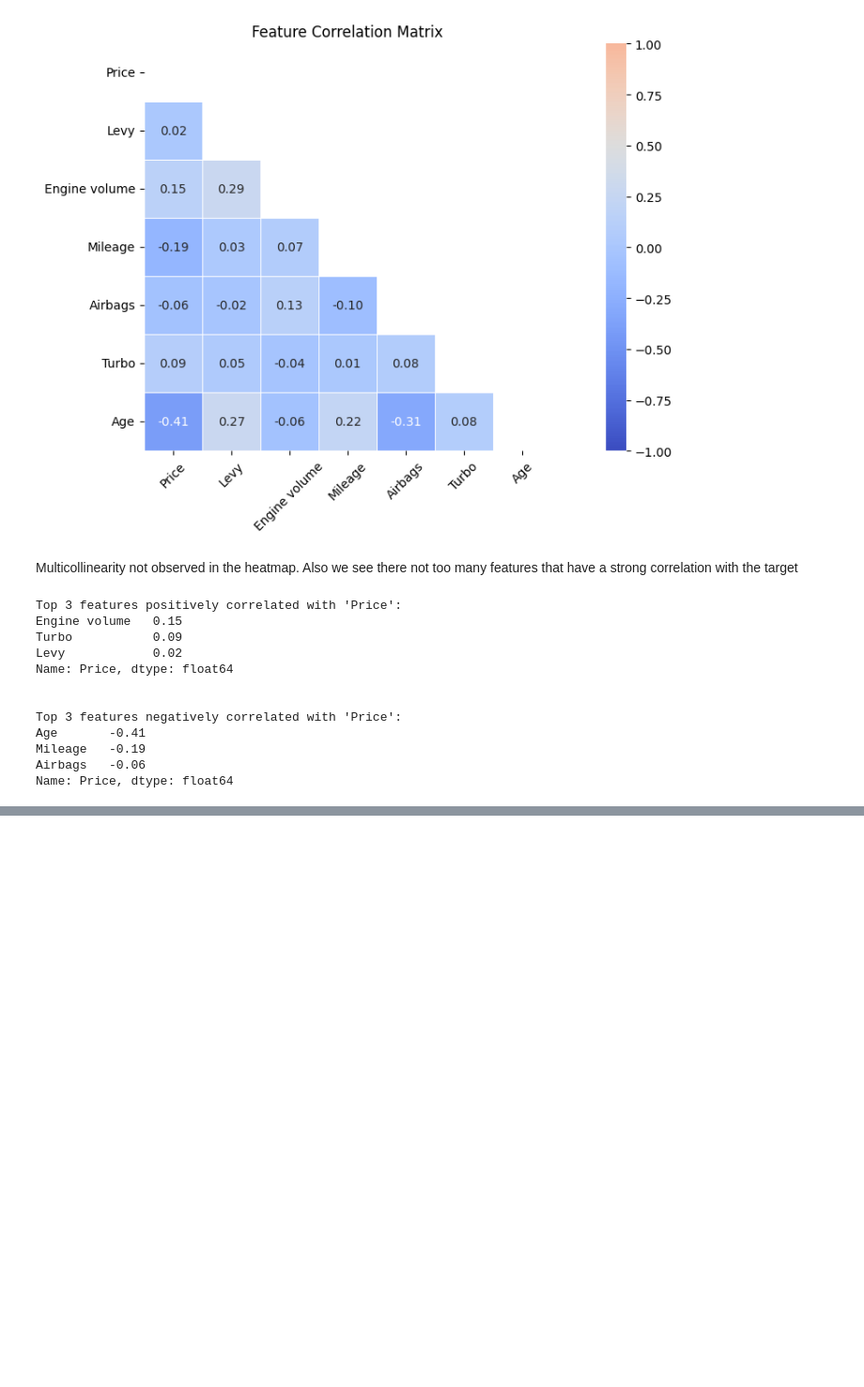
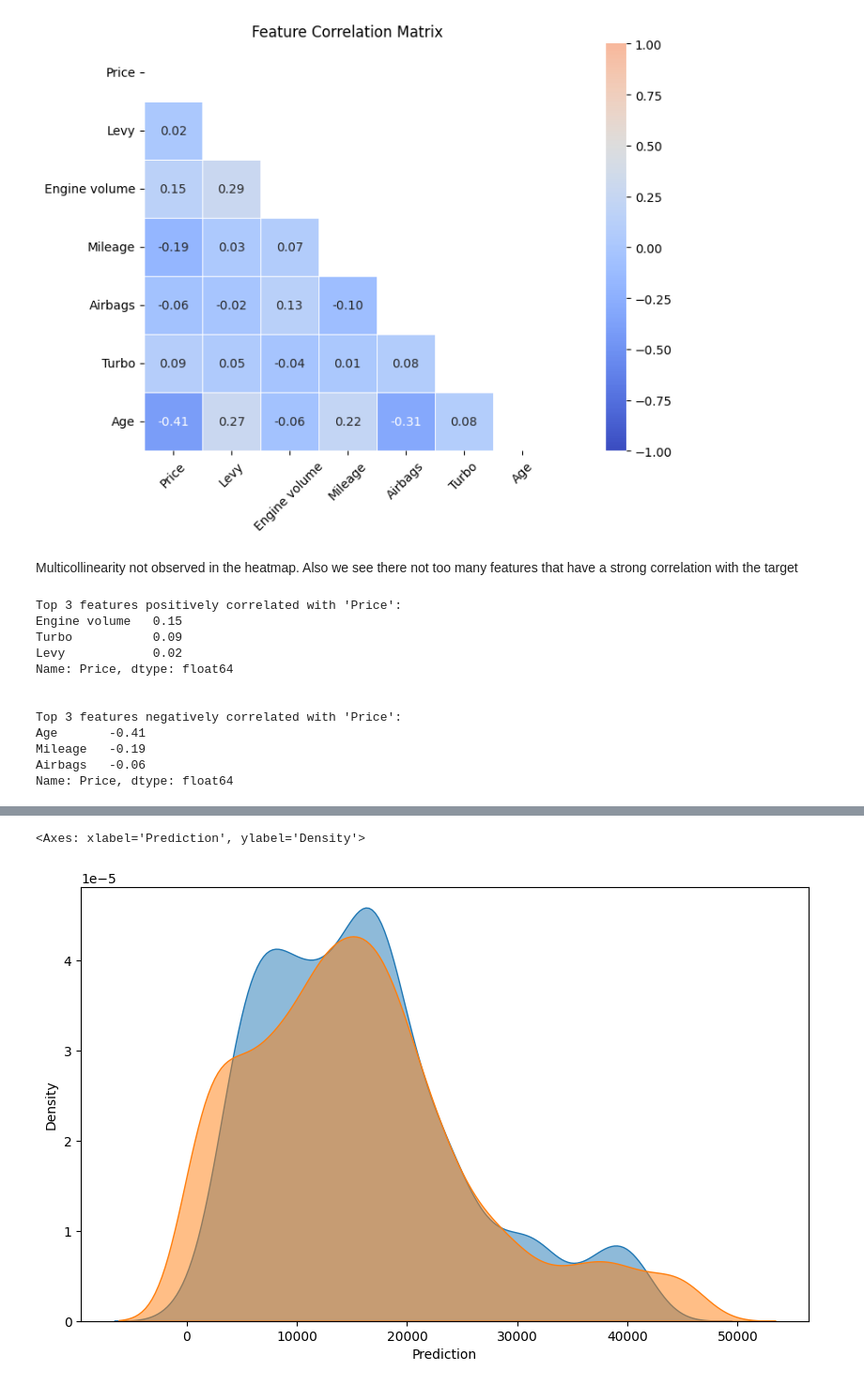
Before and after one commit to minhquana1906/used-car-price-prediction, a Jupyter notebook: notebooks/experiments.ipynb, the cells around one changed output, grey strips where cells are left out. Shown at 94% size. Drawn from its saved outputs; the diff is of its cells as text; code cells hidden in the pictures; blank space fills up the shorter version.

```diff
--- a/notebooks/experiments.ipynb
+++ b/notebooks/experiments.ipynb
@@ -900,0 +959,6 @@ Name: Price, dtype: float64
+# %%
+for col in df_onehot.columns:
+    if df_onehot[col].dtype == 'bool':
+        df_onehot[col] = df_onehot[col].astype(int)
+
+df_onehot.head()
@@ -900,0 +972,9 @@ Name: Price, dtype: float64
+# %%
+X = df_onehot.drop(['Price', 'Cylinders'], axis=1)
+y = df_onehot['Price']
+
+X_train, X_test, y_train, y_test = train_test_split(X, y, test_size=.2, random_state=42)
+# %%
+ss = StandardScaler()
+X_train_scaled = ss.fit_transform(X_train)
+X_test_scaled = ss.transform(X_test)
@@ -900,0 +1026,24 @@ Name: Price, dtype: float64
+# %%
+fit_results = {'Model': [], 'R-squared (Test)': [], 'MAE (Test)': [], 'MSE (Test)': [], 'R-squared (Train)': [], 'MAE (Train)': [], 'MSE (Train)': []}
+
+for name, model in models.items():
+    print(f"Fitting {name}...")
+
+    model.fit(X_train_scaled, y_train)
+    y_pred = model.predict(X_test_scaled)
+
+    r2_test = r2_score(y_test, y_pred)
+    mae_test = mean_absolute_error(y_test, y_pred)
+    mse_test = mean_squared_error(y_test, y_pred)
+
+    fit_results['Model'].append(name)
+    fit_results['R-squared (Test)'].append(r2_test)
+    fit_results['MAE (Test)'].append(mae_test)
+    fit_results['MSE (Test)'].append(mse_test)
+
+    y_train_pred = model.predict(X_train_scaled)
+    fit_results['R-squared (Train)'].append(r2_score(y_train, y_train_pred))
+    fit_results['MAE (Train)'].append(mean_absolute_error(y_train, y_train_pred))
+    fit_results['MSE (Train)'].append(mean_squared_error(y_train, y_train_pred))
+
+print("Fitting completed.")
@@ -900,0 +1065,9 @@ Name: Price, dtype: float64
+# %%
+plot_data = pd.DataFrame({'Prediction': y_pred, 'Actual': y_test})
+
+plt.figure(figsize=(10, 6))
+sns.kdeplot(data=plot_data, x='Prediction', fill=True, common_norm=False, palette='husl', alpha=.5)
+sns.kdeplot(data=plot_data, x='Actual', fill=True, common_norm=False, palette='husl', alpha=.5)
+# %% [output]
+<Axes: xlabel='Prediction', ylabel='Density'>
+[figure, added]
```
Also changed, not shown: parts of 31 cells of this notebook, 1 other file.
